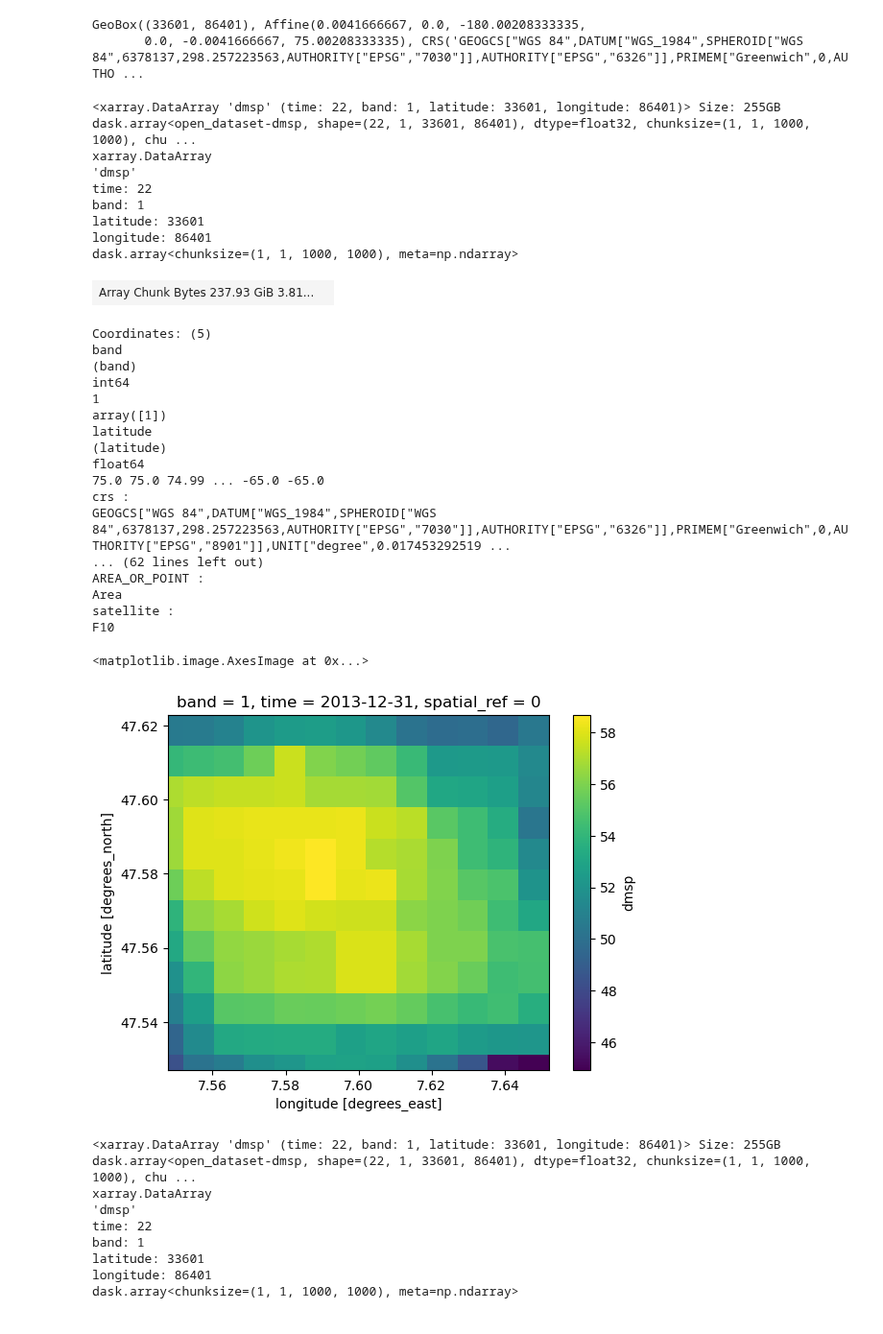
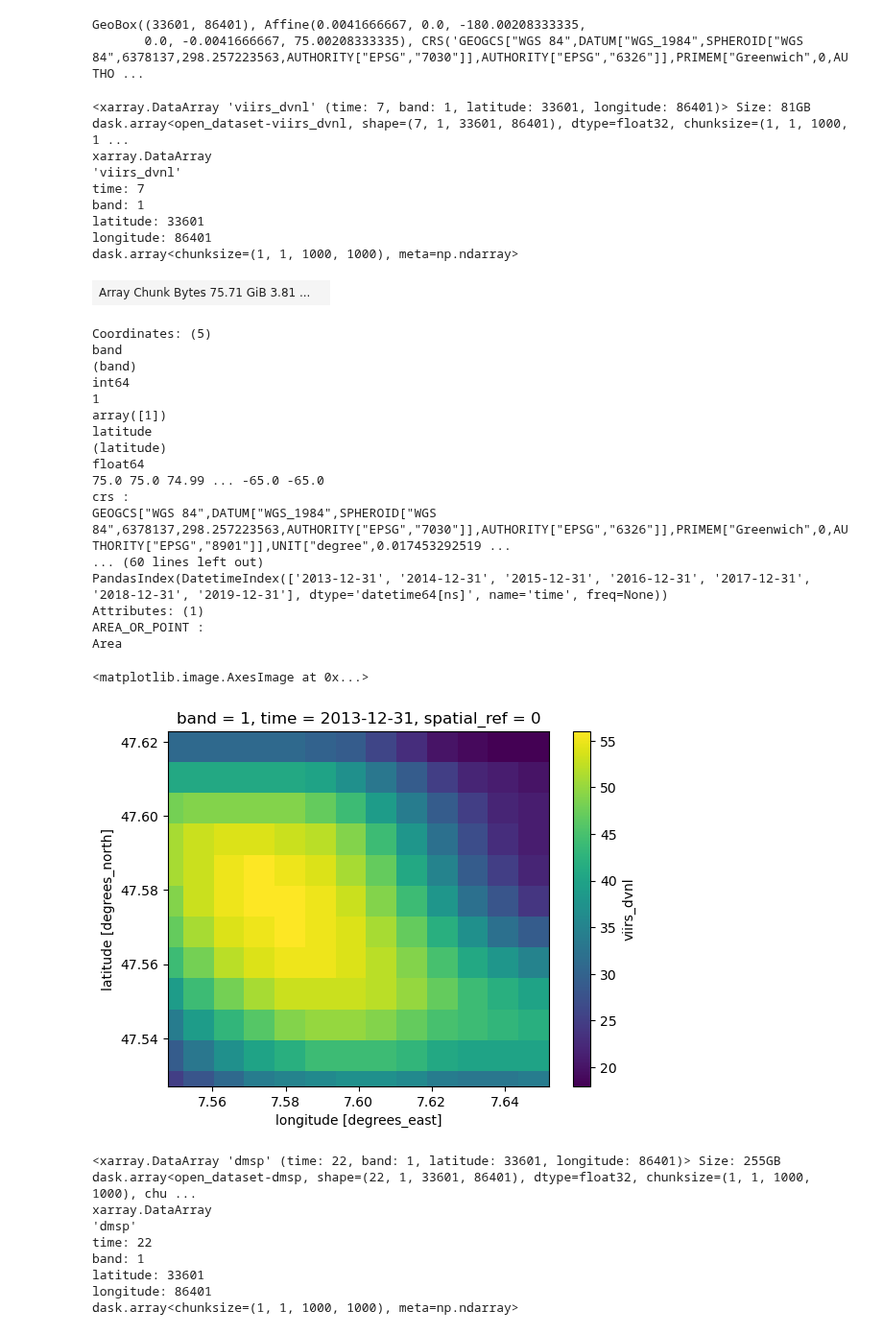
Before and after one commit to felixschulz385/growth-and-temperature, a Jupyter notebook: gnt/experiments/grid.ipynb, the cells around one changed output. Shown at 96% size. Cells and saved outputs as stored; diff of their text form; code cells hidden in the pictures.

```diff
--- a/gnt/experiments/grid.ipynb
+++ b/gnt/experiments/grid.ipynb
@@ -962,19 +962,19 @@ reprojected = reprojected.where(xx == 0, np.nan)
 # %%
 import xarray as xr
 import rioxarray as rxr
-dmsp = xr.open_zarr("/scicore/home/meiera/schulz0022/projects/growth-and-temperature/data_nobackup/eog/dmsp/processed/stage_2/dmsp_timeseries_reprojected.zarr", chunks = "auto", decode_coords="all").dmsp
+viirs = xr.open_zarr("/scicore/home/meiera/schulz0022/projects/growth-and-temperature/data_nobackup/eog/dvnl/processed/stage_2/viirs_dvnl_timeseries_reprojected.zarr", chunks = "auto", decode_coords="all").viirs_dvnl
 # %%
-dmsp.rio.write_crs("EPSG:4326", inplace=True)
+viirs.rio.write_crs("EPSG:4326", inplace=True)
 # %% [output]
-<xarray.DataArray 'dmsp' (time: 22, band: 1, latitude: 33601, longitude: 86401)> Size: 255GB dask.array<open_dataset-dmsp, shape=(22, 1, 33601, 86401), dtype=float32, chunksize=(1, 1, 1000, 1000), chu ...
+<xarray.DataArray 'viirs_dvnl' (time: 7, band: 1, latitude: 33601, longitude: 86401)> Size: 81GB dask.array<open_dataset-viirs_dvnl, shape=(7, 1, 33601, 86401), dtype=float32, chunksize=(1, 1, 1000, 1 ...
 xarray.DataArray
-'dmsp'
-time: 22
+'viirs_dvnl'
+time: 7
 band: 1
 latitude: 33601
 longitude: 86401
 dask.array<chunksize=(1, 1, 1000, 1000), meta=np.ndarray>
-| Array Chunk Bytes 237.93 GiB 3.81... |  |
+| Array Chunk Bytes 75.71 GiB 3.81 ... |  |
 Coordinates: (5)
 band
 (band)
@@ -987,21 +987,21 @@ float64
 75.0 75.0 74.99 ... -65.0 -65.0
 crs :
 GEOGCS["WGS 84",DATUM["WGS_1984",SPHEROID["WGS 84",6378137,298.257223563,AUTHORITY["EPSG","7030"]],AUTHORITY["EPSG","6326"]],PRIMEM["Greenwich",0,AUTHORITY["EPSG","8901"]],UNIT["degree",0.017453292519 ...
-... (62 lines left out)
+... (60 lines left out)
+PandasIndex(DatetimeIndex(['2013-12-31', '2014-12-31', '2015-12-31', '2016-12-31', '2017-12-31', '2018-12-31', '2019-12-31'], dtype='datetime64[ns]', name='time', freq=None))
+Attributes: (1)
 AREA_OR_POINT :
 Area
-satellite :
-F10
 # %%
 # Basel bbox:
 basel_bbox = [7.55, 47.53, 7.65, 47.62]
 
-dmsp_subset = dmsp.rio.clip_box(*basel_bbox)
+viirs_subset = viirs.rio.clip_box(*basel_bbox)
 # %%
-dmsp_subset.sel(band = 1, time = "2013-12-31").compute().plot.imshow()
+viirs_subset.isel(band = 0, time = 0).compute().plot.imshow()
 # %% [output]
 <matplotlib.image.AxesImage at 0x...>
-[figure, old version]
+[figure, new version]
 # %%
 test.dmsp
 # %% [output]
```
Also changed, not shown: parts of 1 cell of this notebook, 4 other files.
